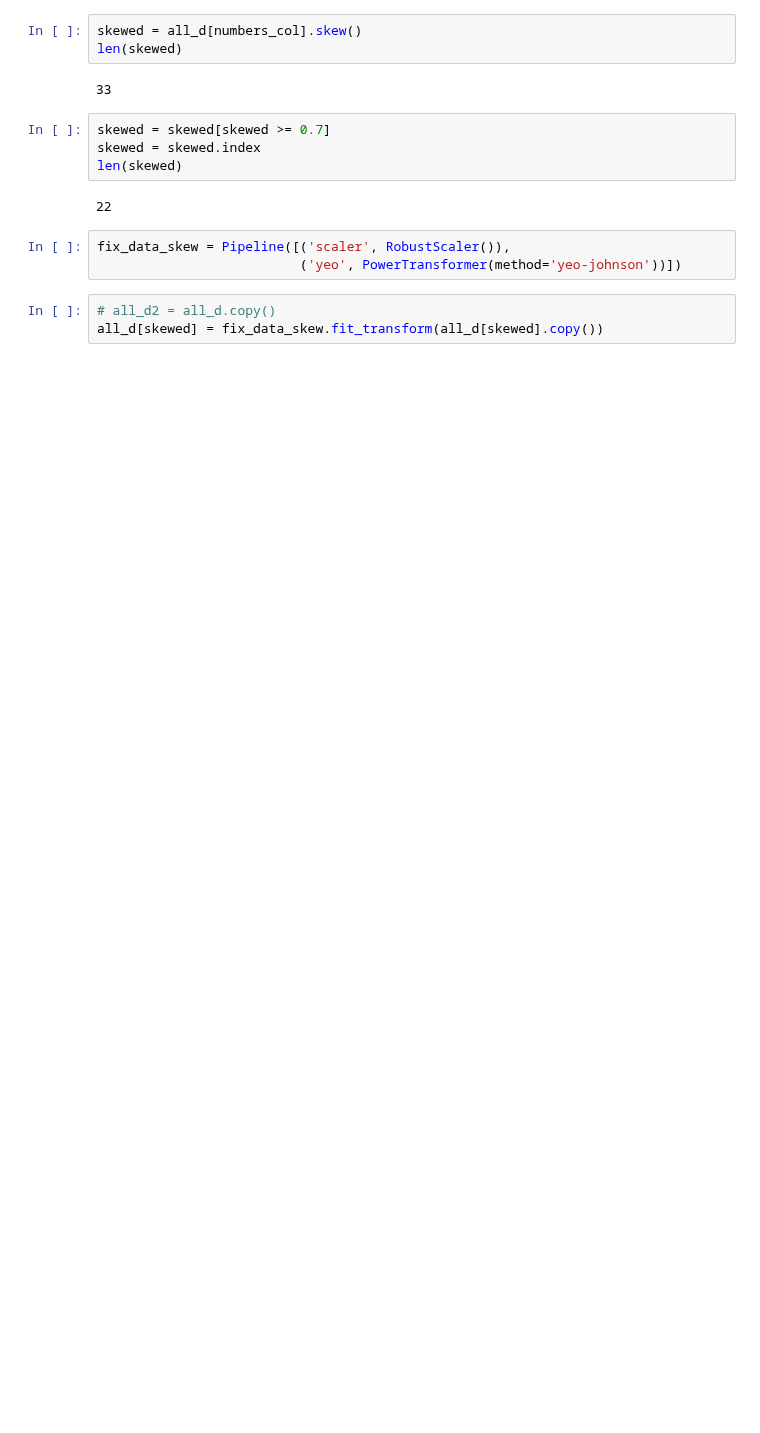
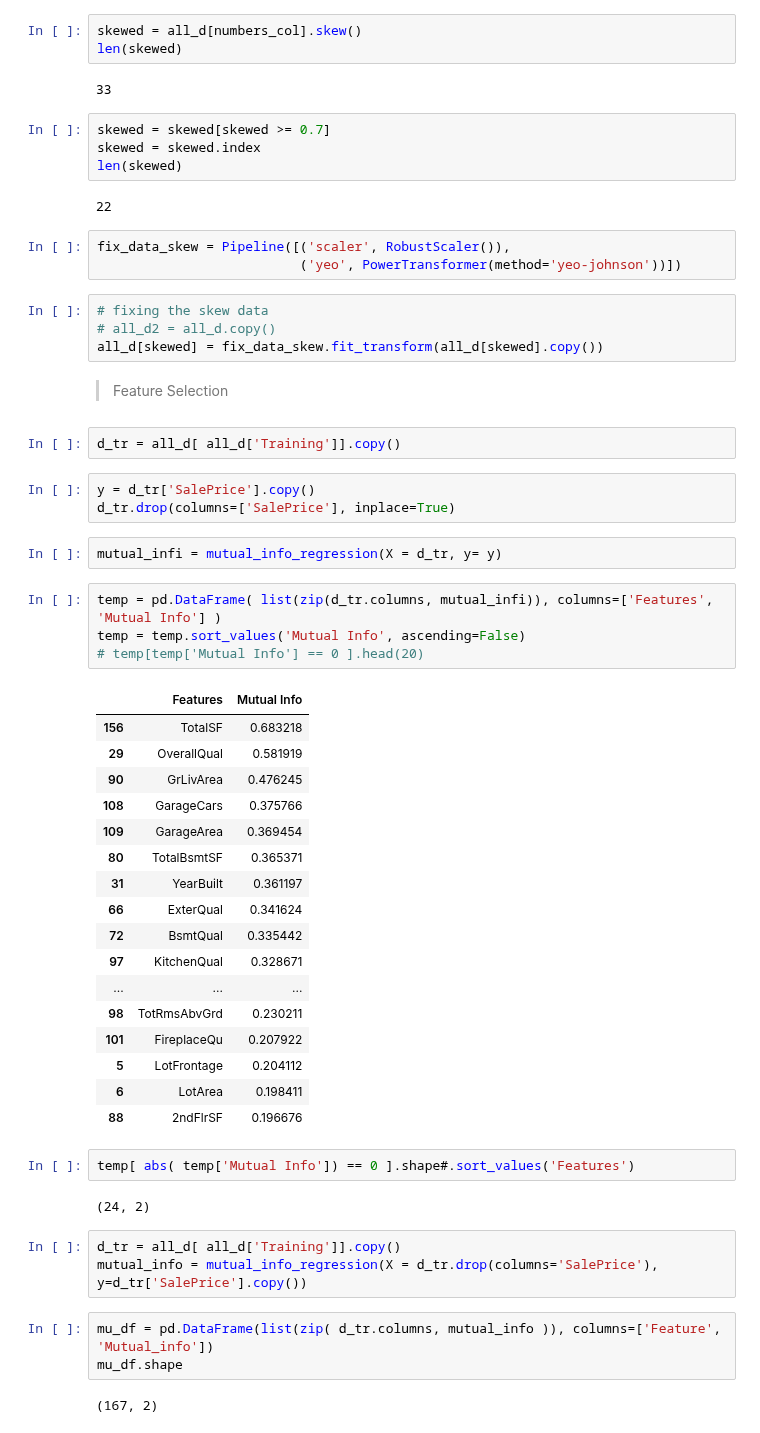
Before and after one commit to antirrabia/Data-Mining, a Jupyter notebook: notebooks/HousePrices(Final).ipynb, the cells around one changed output. Drawn from its saved outputs; the diff is of its cells as text; blank space fills up the shorter version.

```diff
--- a/notebooks/HousePrices(Final).ipynb
+++ b/notebooks/HousePrices(Final).ipynb
@@ -669,5 +671,49 @@ len(skewed)
 fix_data_skew = Pipeline([('scaler', RobustScaler()),
                           ('yeo', PowerTransformer(method='yeo-johnson'))])
 # %%
+# fixing the skew data
 # all_d2 = all_d.copy()
 all_d[skewed] = fix_data_skew.fit_transform(all_d[skewed].copy())
+# %% [markdown]
+> Feature Selection
+# %%
+d_tr = all_d[ all_d['Training']].copy()
+# %%
+y = d_tr['SalePrice'].copy()
+d_tr.drop(columns=['SalePrice'], inplace=True)
+# %%
+mutual_infi = mutual_info_regression(X = d_tr, y= y)
+# %%
+temp = pd.DataFrame( list(zip(d_tr.columns, mutual_infi)), columns=['Features', 'Mutual Info'] )
+temp = temp.sort_values('Mutual Info', ascending=False)
+# temp[temp['Mutual Info'] == 0 ].head(20)
+# %% [output]
+|  | Features | Mutual Info |
+| 156 | TotalSF | 0.683218 |
+| 29 | OverallQual | 0.581919 |
+| 90 | GrLivArea | 0.476245 |
+| 108 | GarageCars | 0.375766 |
+| 109 | GarageArea | 0.369454 |
+| 80 | TotalBsmtSF | 0.365371 |
+| 31 | YearBuilt | 0.361197 |
+| 66 | ExterQual | 0.341624 |
+| 72 | BsmtQual | 0.335442 |
+| 97 | KitchenQual | 0.328671 |
+| ... | ... | ... |
+| 98 | TotRmsAbvGrd | 0.230211 |
+| 101 | FireplaceQu | 0.207922 |
+| 5 | LotFrontage | 0.204112 |
+| 6 | LotArea | 0.198411 |
+| 88 | 2ndFlrSF | 0.196676 |
+# %%
+temp[ abs( temp['Mutual Info']) == 0 ].shape#.sort_values('Features')
+# %% [output]
+(24, 2)
+# %%
+d_tr = all_d[ all_d['Training']].copy()
+mutual_info = mutual_info_regression(X = d_tr.drop(columns='SalePrice'), y=d_tr['SalePrice'].copy())
+# %%
+mu_df = pd.DataFrame(list(zip( d_tr.columns, mutual_info )), columns=['Feature', 'Mutual_info'])
+mu_df.shape
+# %% [output]
+(167, 2)
```
Also changed, not shown: parts of 4 cells of this notebook.
